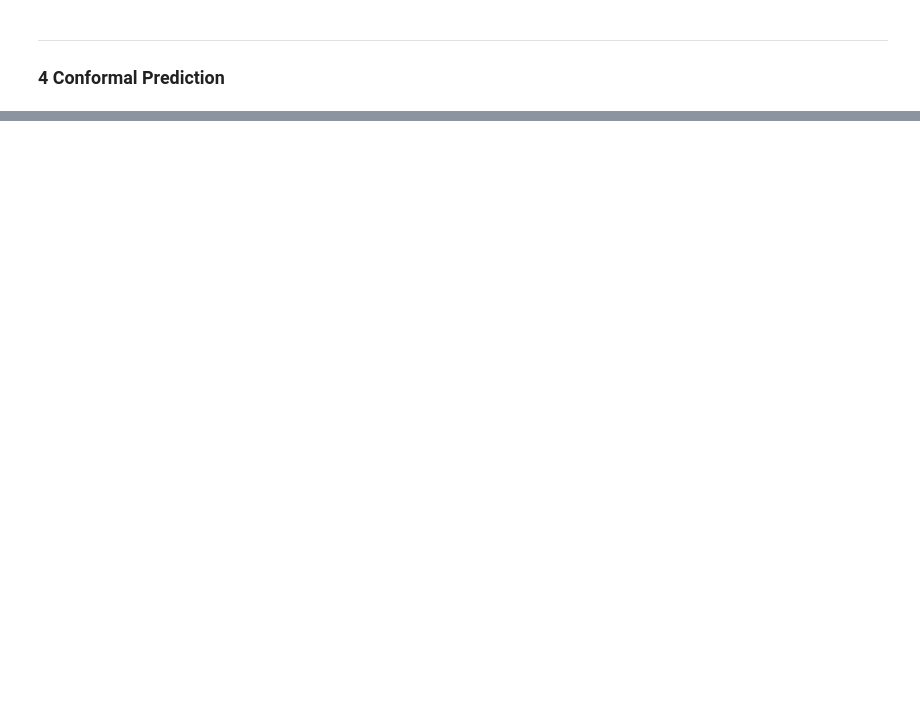
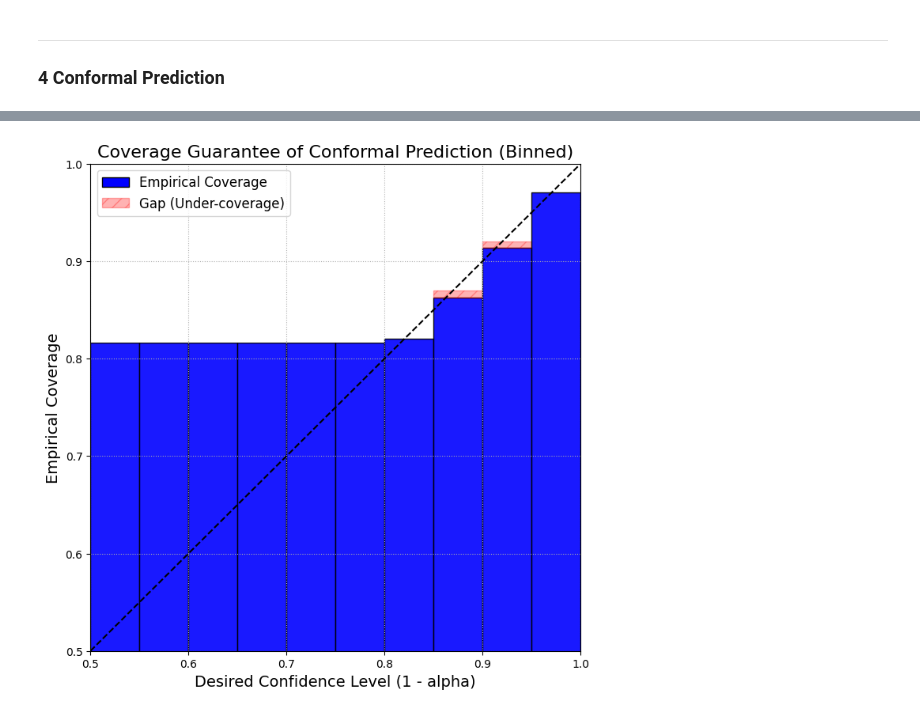
Before and after one commit to YoloYao/Uncertainty-Sentiment-Analysis, a Jupyter notebook: notebooks/2_uncertainty_quantification.ipynb, the cells around one changed output, grey strips where cells are left out. Drawn from its saved outputs; the diff is of its cells as text; code cells hidden in the pictures; blank space fills up the shorter version.

```diff
--- a/notebooks/2_uncertainty_quantification.ipynb
+++ b/notebooks/2_uncertainty_quantification.ipynb
@@ -601,0 +796,82 @@ ___
+# %%
+import numpy as np
+import matplotlib.pyplot as plt
+import matplotlib.patches as mpatches
+
+# --- 确保 desired_confidences 和 actual_coverages 已经从之前的单元格计算得出 ---
+
+# --- 定义绘制新样式图表的函数 ---
+def plot_coverage_guarantee_binned(ax, desired_confidences, actual_coverages, title):
+    """
+    以柱状图和Gap的形式绘制覆盖率保证图。
+    """
+    n_bins = 10
+    # 我们只关注我们感兴趣的置信度范围，例如 0.5 到 1.0
+    bin_boundaries = np.linspace(0.5, 1.0, n_bins + 1)
+
+    ax.plot([0.5, 1], [0.5, 1], 'k--', zorder=2) # 绘制对角虚线
+
+    for i in range(n_bins):
+        # 找到落入当前箱内的数据点
+        in_bin_mask = (desired_confidences >= bin_boundaries[i]) & (desired_confidences < bin_boundaries[i+1])
+
+        if np.sum(in_bin_mask) > 0:
+            # 计算箱内的平均期望置信度和平均实际覆盖率
+            avg_desired_conf = np.mean(desired_confidences[in_bin_mask])
+            avg_actual_coverage = np.mean(actual_coverages[in_bin_mask])
+
+            bin_width = bin_boundaries[i+1] - bin_boundaries[i]
+            bin_center = bin_boundaries[i] + bin_width / 2
+
+            # 绘制蓝色柱子 (实际覆盖率)
+            ax.bar(
+                bin_center,
+                avg_actual_coverage,
+                width=bin_width,
+                color='blue',
+                edgecolor='black',
+                alpha=0.9,
+                zorder=1
+            )
+
+            # 绘制红色误差区域 (Gap)
+            # Gap = 期望值 - 实际值。在这里我们只展示 Under-coverage 的情况
+            gap = avg_desired_conf - avg_actual_coverage
+            if gap > 0: # 只在实际覆盖率低于期望时显示Gap (Under-coverage)
+                 ax.bar(
+                    bin_center,
+                    gap,
+                    width=bin_width,
+                    bottom=avg_actual_coverage,
+                    color='red',
+                    edgecolor='red',
+                    alpha=0.3,
+                    hatch='//',
+                    zorder=1
+                )
+
+    ax.set_xlabel('Desired Confidence Level (1 - alpha)', fontsize=14)
+    ax.set_ylabel('Empirical Coverage', fontsize=14)
+    ax.set_title(title, fontsize=16)
+    ax.set_xlim(0.5, 1)
+    ax.set_ylim(0.5, 1)
+    ax.grid(True, linestyle='dotted')
+
+    # 添加图例
+    output_patch = mpatches.Patch(facecolor='blue', edgecolor='black', label='Empirical Coverage')
+    gap_patch = mpatches.Patch(facecolor='red', edgecolor='red', alpha=0.3, hatch='//', label='Gap (Under-coverage)')
+    ax.legend(handles=[output_patch, gap_patch], loc='upper left', fontsize=12)
+
+# --- 创建图表并调用函数 ---
+fig, ax = plt.subplots(1, 1, figsize=(8, 8))
+
+plot_coverage_guarantee_binned(
+    ax,
+    np.array(desired_confidences),
+    np.array(actual_coverages),
+    "Coverage Guarantee of Conformal Prediction (Binned)"
+)
+
+plt.show()
+# %% [output]
+[figure, added]
```
Also changed, not shown: parts of 11 cells of this notebook, 5 other files.
